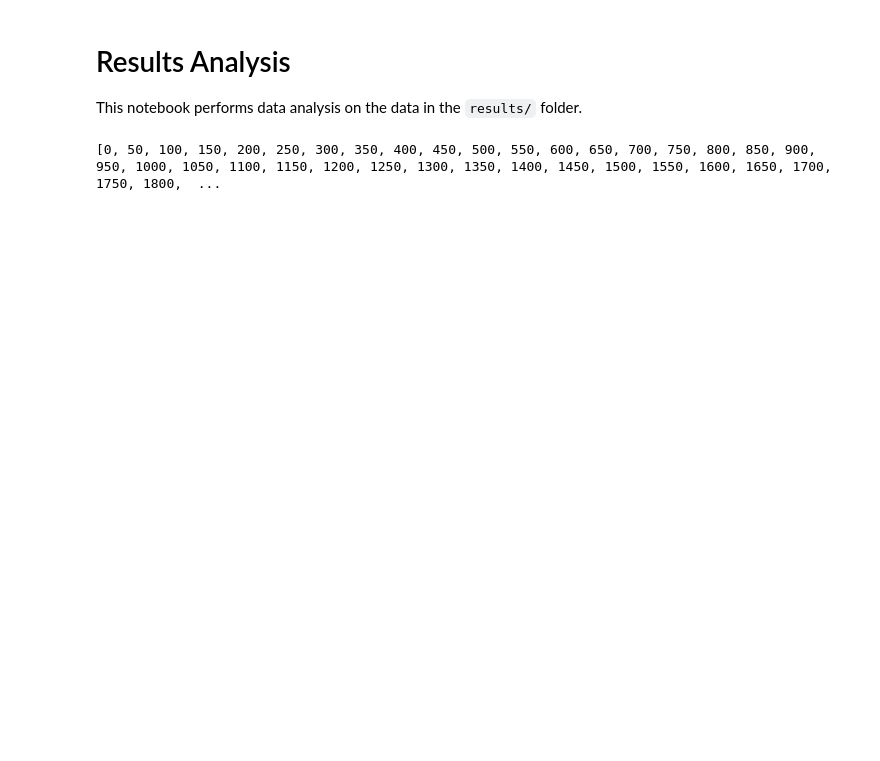
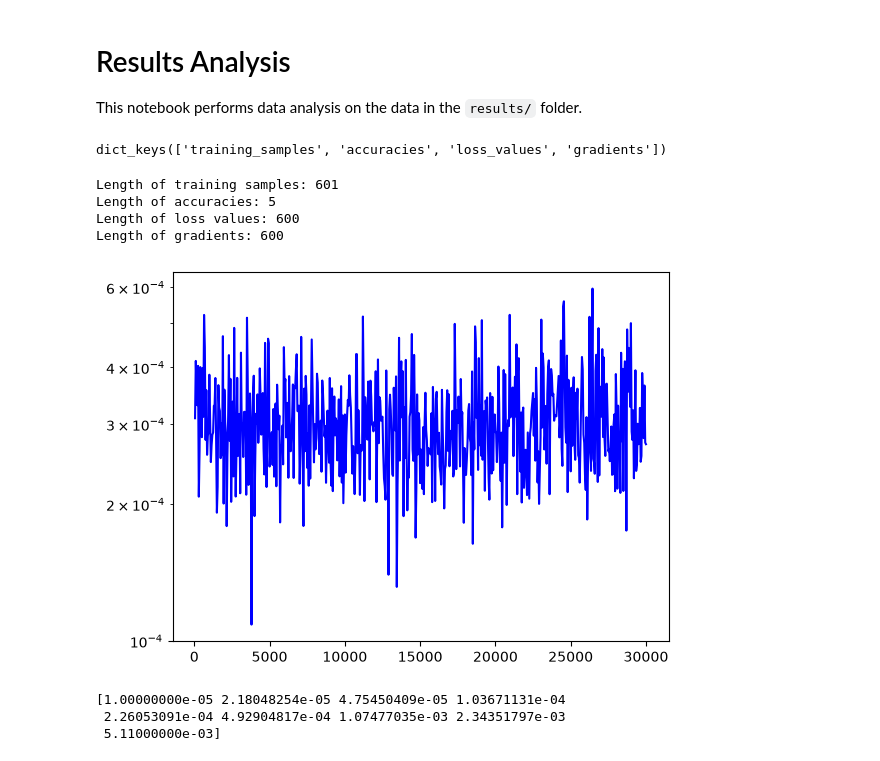
Before and after one commit to dylan-odonoghue/Partial-Error-Correction-on-Non-Clifford-Gates, a Jupyter notebook: result_analysis.ipynb, the cells around one changed output. Drawn from its saved outputs; the diff is of its cells as text; code cells hidden in the pictures; blank space fills up the shorter version.

```diff
--- a/result_analysis.ipynb
+++ b/result_analysis.ipynb
@@ -9,7 +10,25 @@ import matplotlib.pyplot as plt
 # Test data
 with open("results/test_6_qubits.pkl", "rb") as file:
     results_6_qubits = pickle.load(file)
+# %%
+print(results_6_qubits.keys())
+# %% [output]
+dict_keys(['training_samples', 'accuracies', 'loss_values', 'gradients'])
 # %%
-print(results_6_qubits['training_samples'])
+print(f"Length of training samples: {len(results_6_qubits['training_samples'])} \nLength of accuracies: {len(results_6_qubits['accuracies'])} \nLength of loss values: {len(results_6_qubits['loss_values'])}\nLength of gradients: {len(results_6_qubits['gradients'])}")
 # %% [output]
-[0, 50, 100, 150, 200, 250, 300, 350, 400, 450, 500, 550, 600, 650, 700, 750, 800, 850, 900, 950, 1000, 1050, 1100, 1150, 1200, 1250, 1300, 1350, 1400, 1450, 1500, 1550, 1600, 1650, 1700, 1750, 1800,  ...
+Length of training samples: 601
+Length of accuracies: 5
+Length of loss values: 600
+Length of gradients: 600
+# %%
+plt.plot(results_6_qubits['training_samples'][1:], results_6_qubits['gradients'], label='6 Qubits', color='blue')
+plt.yscale('log')
+# %% [output]
+[figure, added]
+# %%
+print(np.logspace(-5, np.log10(5.11e-3), 9))
+# %% [output]
+[1.00000000e-05 2.18048254e-05 4.75450409e-05 1.03671131e-04
+ 2.26053091e-04 4.92904817e-04 1.07477035e-03 2.34351797e-03
+ 5.11000000e-03]
```
Also changed, not shown: parts of 1 cell of this notebook, 5 other files.
